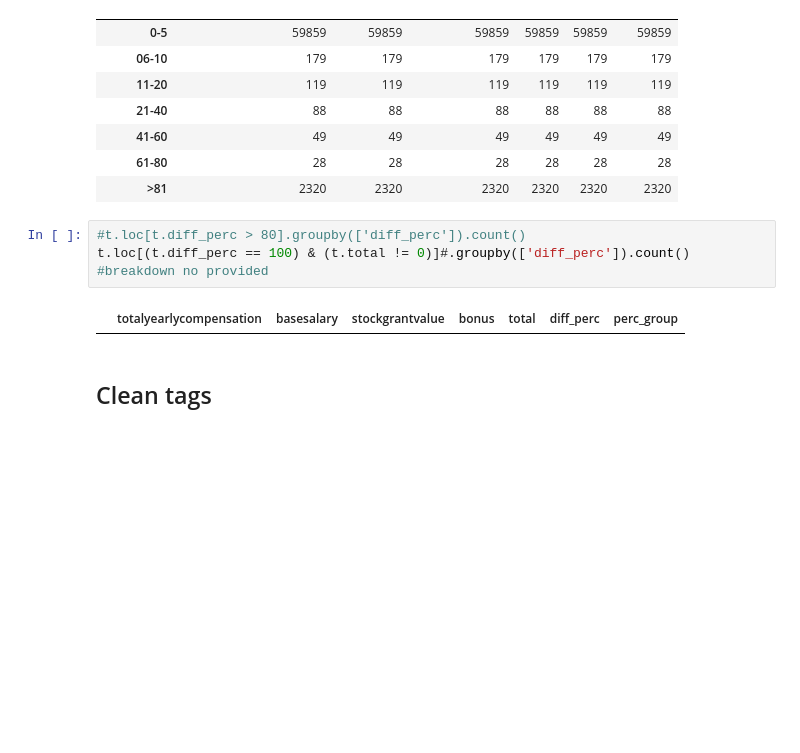
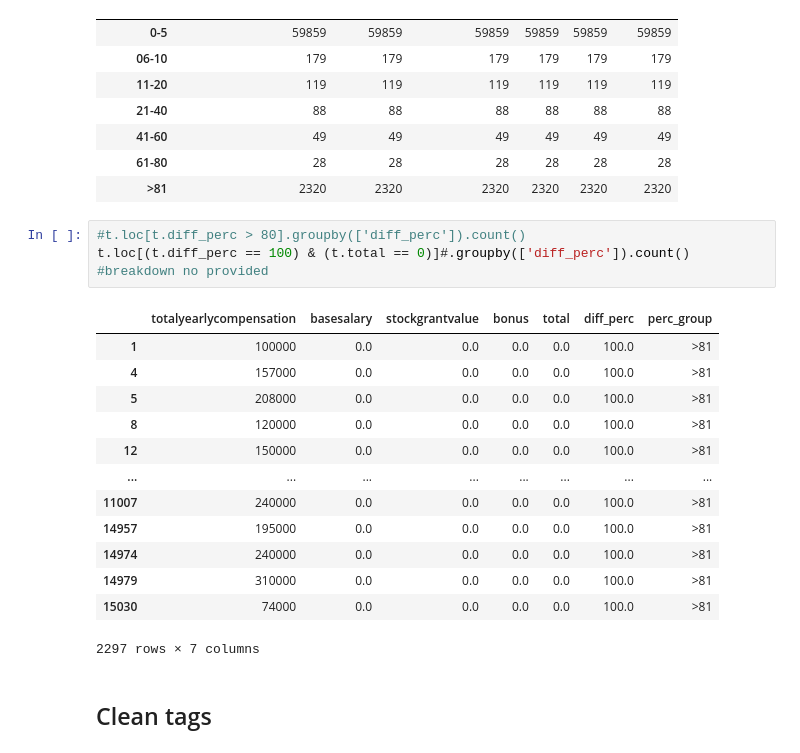
Before and after one commit to PriyankaVelagala/INM701, a Jupyter notebook: Data cleaning_PV.ipynb, the cells around one changed output. Drawn from its saved outputs; the diff is of its cells as text; blank space fills up the shorter version.

```diff
--- a/Data cleaning_PV.ipynb
+++ b/Data cleaning_PV.ipynb
@@ -288,9 +319,21 @@ t.groupby(['perc_group']).count() #use totalyearlycom?
 | >81 | 2320 | 2320 | 2320 | 2320 | 2320 | 2320 |
 # %%
 #t.loc[t.diff_perc > 80].groupby(['diff_perc']).count()
-t.loc[(t.diff_perc == 100) & (t.total != 0)]#.groupby(['diff_perc']).count() #breakdown no provided
+t.loc[(t.diff_perc == 100) & (t.total == 0)]#.groupby(['diff_perc']).count() #breakdown no provided
 # %% [output]
 |  | totalyearlycompensation | basesalary | stockgrantvalue | bonus | total | diff_perc | perc_group |
+| 1 | 100000 | 0.0 | 0.0 | 0.0 | 0.0 | 100.0 | >81 |
+| 4 | 157000 | 0.0 | 0.0 | 0.0 | 0.0 | 100.0 | >81 |
+| 5 | 208000 | 0.0 | 0.0 | 0.0 | 0.0 | 100.0 | >81 |
+| 8 | 120000 | 0.0 | 0.0 | 0.0 | 0.0 | 100.0 | >81 |
+| 12 | 150000 | 0.0 | 0.0 | 0.0 | 0.0 | 100.0 | >81 |
+| ... | ... | ... | ... | ... | ... | ... | ... |
+| 11007 | 240000 | 0.0 | 0.0 | 0.0 | 0.0 | 100.0 | >81 |
+| 14957 | 195000 | 0.0 | 0.0 | 0.0 | 0.0 | 100.0 | >81 |
+| 14974 | 240000 | 0.0 | 0.0 | 0.0 | 0.0 | 100.0 | >81 |
+| 14979 | 310000 | 0.0 | 0.0 | 0.0 | 0.0 | 100.0 | >81 |
+| 15030 | 74000 | 0.0 | 0.0 | 0.0 | 0.0 | 100.0 | >81 |
+2297 rows × 7 columns
 # %% [markdown]
 ## Clean tags
 # %%
```
Also changed, not shown: parts of 13 cells of this notebook, 2 other files.
